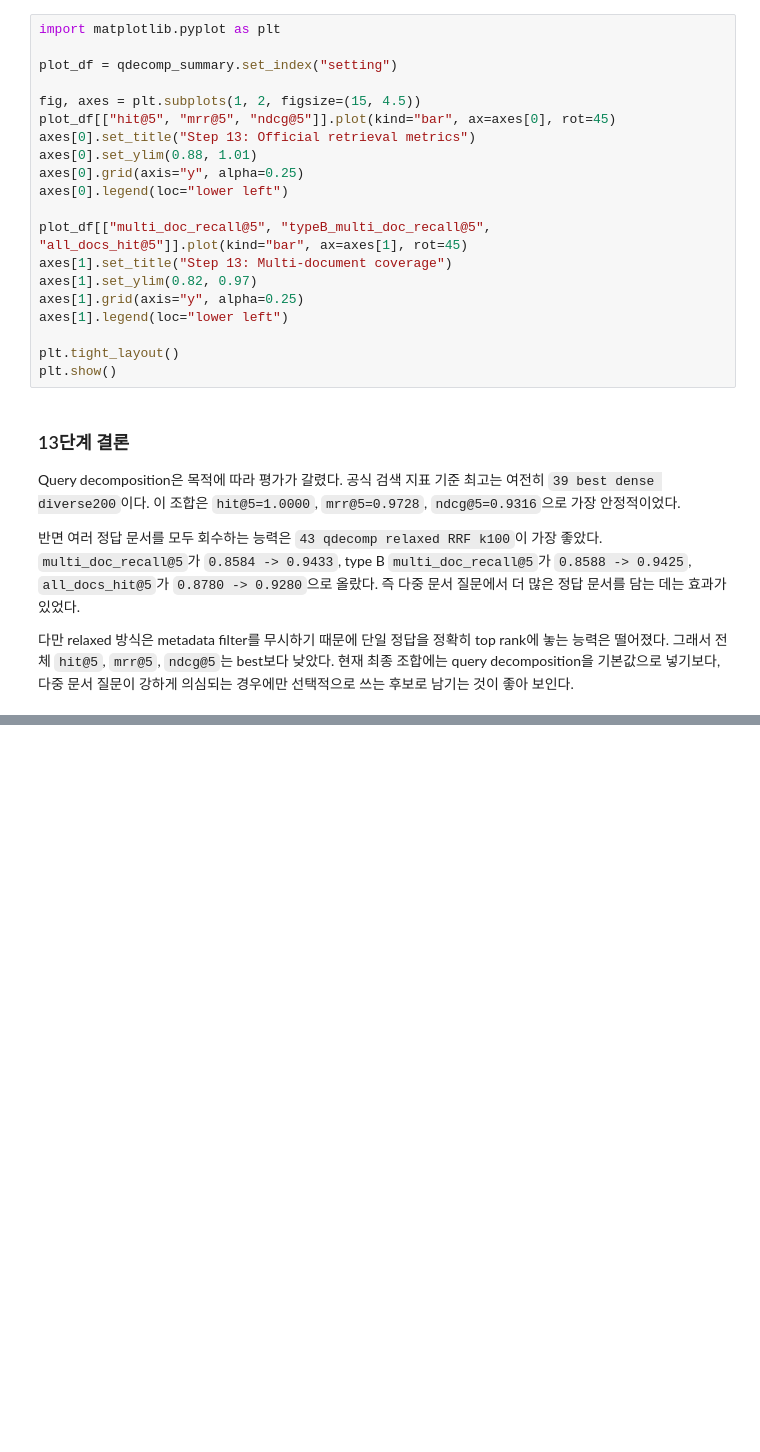
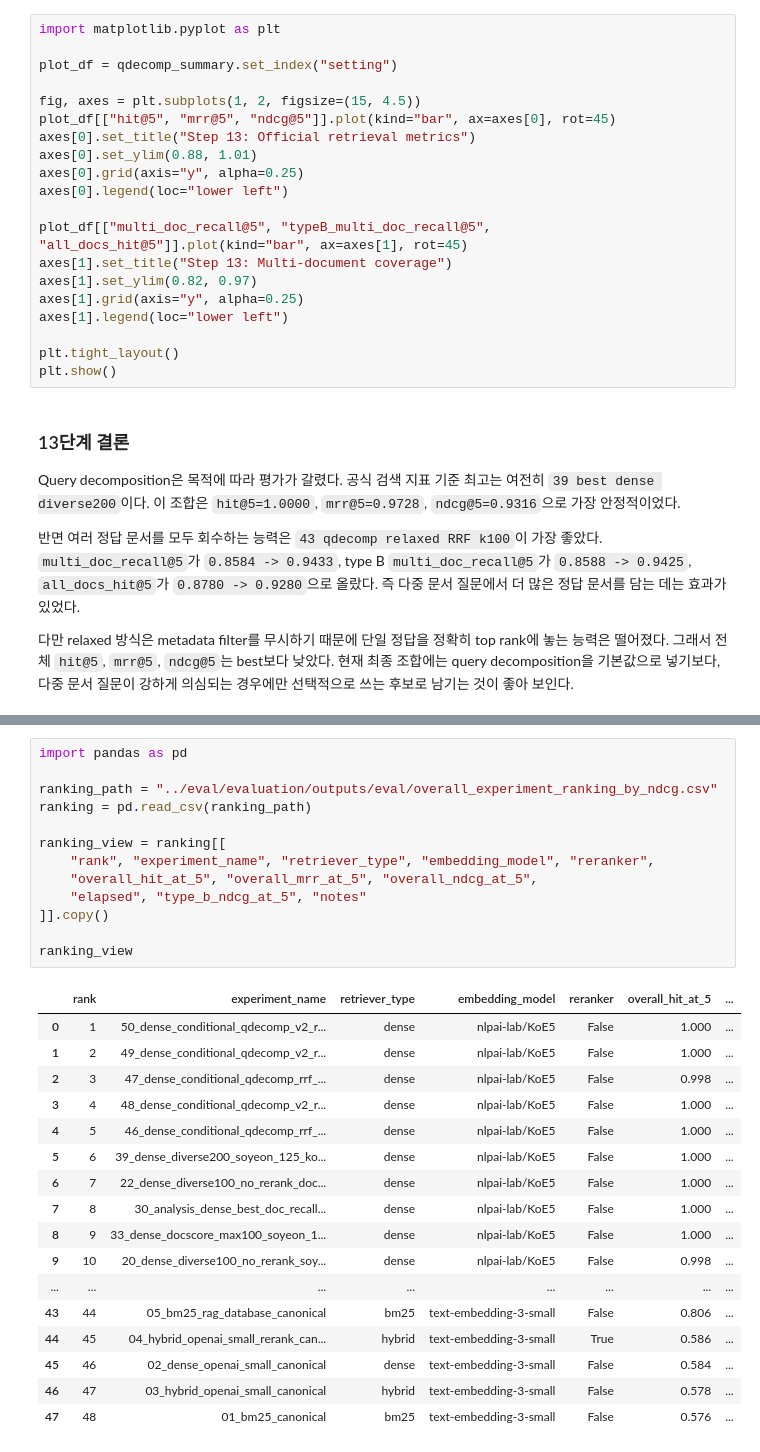
Before and after one commit to hskim2327/chatbot, a Jupyter notebook: notebooks/evaluation_analysis.ipynb, the cells around one changed output, grey strips where cells are left out. Saved outputs shown, nothing was run; the diff lists cells and outputs as text; blank space fills up the shorter version.

```diff
--- a/notebooks/evaluation_analysis.ipynb
+++ b/notebooks/evaluation_analysis.ipynb
@@ -1292,0 +1410,31 @@ Query decomposition은 다중 문서 회수율을 크게 올렸다. 특히 `43 q
+# %%
+import pandas as pd
+
+ranking_path = "../eval/evaluation/outputs/eval/overall_experiment_ranking_by_ndcg.csv"
+ranking = pd.read_csv(ranking_path)
+
+ranking_view = ranking[[
+    "rank", "experiment_name", "retriever_type", "embedding_model", "reranker",
+    "overall_hit_at_5", "overall_mrr_at_5", "overall_ndcg_at_5",
+    "elapsed", "type_b_ndcg_at_5", "notes"
+]].copy()
+
+ranking_view
+# %% [output]
+|  | rank | experiment_name | retriever_type | embedding_model | reranker | overall_hit_at_5 | ... |
+| 0 | 1 | 50_dense_conditional_qdecomp_v2_r... | dense | nlpai-lab/KoE5 | False | 1.000 | ... |
+| 1 | 2 | 49_dense_conditional_qdecomp_v2_r... | dense | nlpai-lab/KoE5 | False | 1.000 | ... |
+| 2 | 3 | 47_dense_conditional_qdecomp_rrf_... | dense | nlpai-lab/KoE5 | False | 0.998 | ... |
+| 3 | 4 | 48_dense_conditional_qdecomp_v2_r... | dense | nlpai-lab/KoE5 | False | 1.000 | ... |
+| 4 | 5 | 46_dense_conditional_qdecomp_rrf_... | dense | nlpai-lab/KoE5 | False | 1.000 | ... |
+| 5 | 6 | 39_dense_diverse200_soyeon_125_ko... | dense | nlpai-lab/KoE5 | False | 1.000 | ... |
+| 6 | 7 | 22_dense_diverse100_no_rerank_doc... | dense | nlpai-lab/KoE5 | False | 1.000 | ... |
+| 7 | 8 | 30_analysis_dense_best_doc_recall... | dense | nlpai-lab/KoE5 | False | 1.000 | ... |
+| 8 | 9 | 33_dense_docscore_max100_soyeon_1... | dense | nlpai-lab/KoE5 | False | 1.000 | ... |
+| 9 | 10 | 20_dense_diverse100_no_rerank_soy... | dense | nlpai-lab/KoE5 | False | 0.998 | ... |
+| ... | ... | ... | ... | ... | ... | ... | ... |
+| 43 | 44 | 05_bm25_rag_database_canonical | bm25 | text-embedding-3-small | False | 0.806 | ... |
+| 44 | 45 | 04_hybrid_openai_small_rerank_can... | hybrid | text-embedding-3-small | True | 0.586 | ... |
+| 45 | 46 | 02_dense_openai_small_canonical | dense | text-embedding-3-small | False | 0.584 | ... |
+| 46 | 47 | 03_hybrid_openai_small_canonical | hybrid | text-embedding-3-small | False | 0.578 | ... |
+| 47 | 48 | 01_bm25_canonical | bm25 | text-embedding-3-small | False | 0.576 | ... |
```
Also changed, not shown: parts of 12 cells of this notebook, 3 other files.
